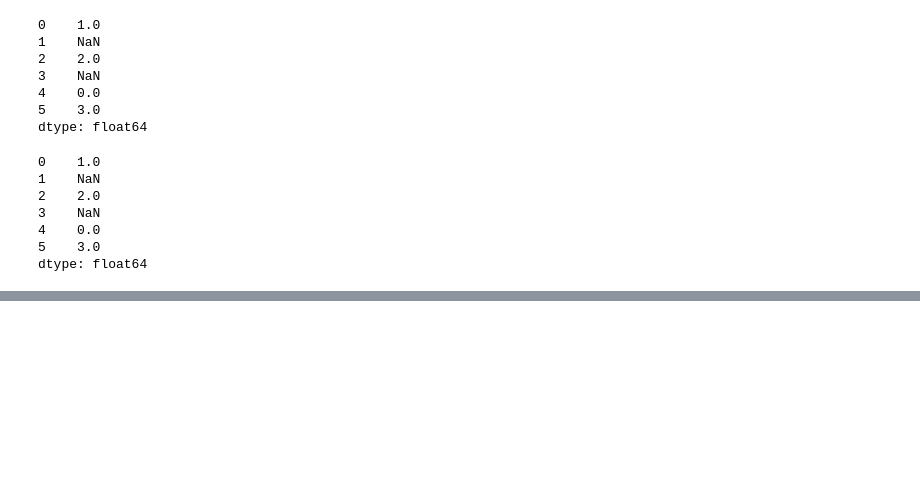
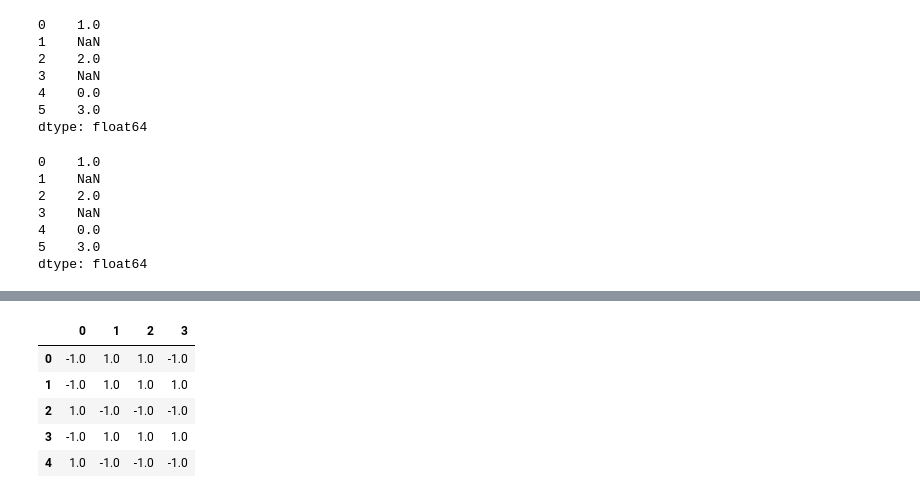
Before and after one commit to singfungcheung/python_for_data_analysis_wm_practice, a Jupyter notebook: src/Chapter7_DataCleaning.ipynb, the cells around one changed output, grey strips where cells are left out. Saved outputs shown, nothing was run; the diff lists cells and outputs as text; code cells hidden in the pictures; blank space fills up the shorter version.

```diff
--- a/src/Chapter7_DataCleaning.ipynb
+++ b/src/Chapter7_DataCleaning.ipynb
@@ -388,0 +444,10 @@ dtype: float64
+# %%
+# we can use the sign to produce 1 or -1 values based on whether the values in data are positive or negative.
+np.sign(data).head()
+# %% [output]
+|  | 0 | 1 | 2 | 3 |
+| 0 | -1.0 | 1.0 | 1.0 | -1.0 |
+| 1 | -1.0 | 1.0 | 1.0 | 1.0 |
+| 2 | 1.0 | -1.0 | -1.0 | -1.0 |
+| 3 | -1.0 | 1.0 | 1.0 | 1.0 |
+| 4 | 1.0 | -1.0 | -1.0 | -1.0 |
```
Also changed, not shown: parts of 16 cells of this notebook.
